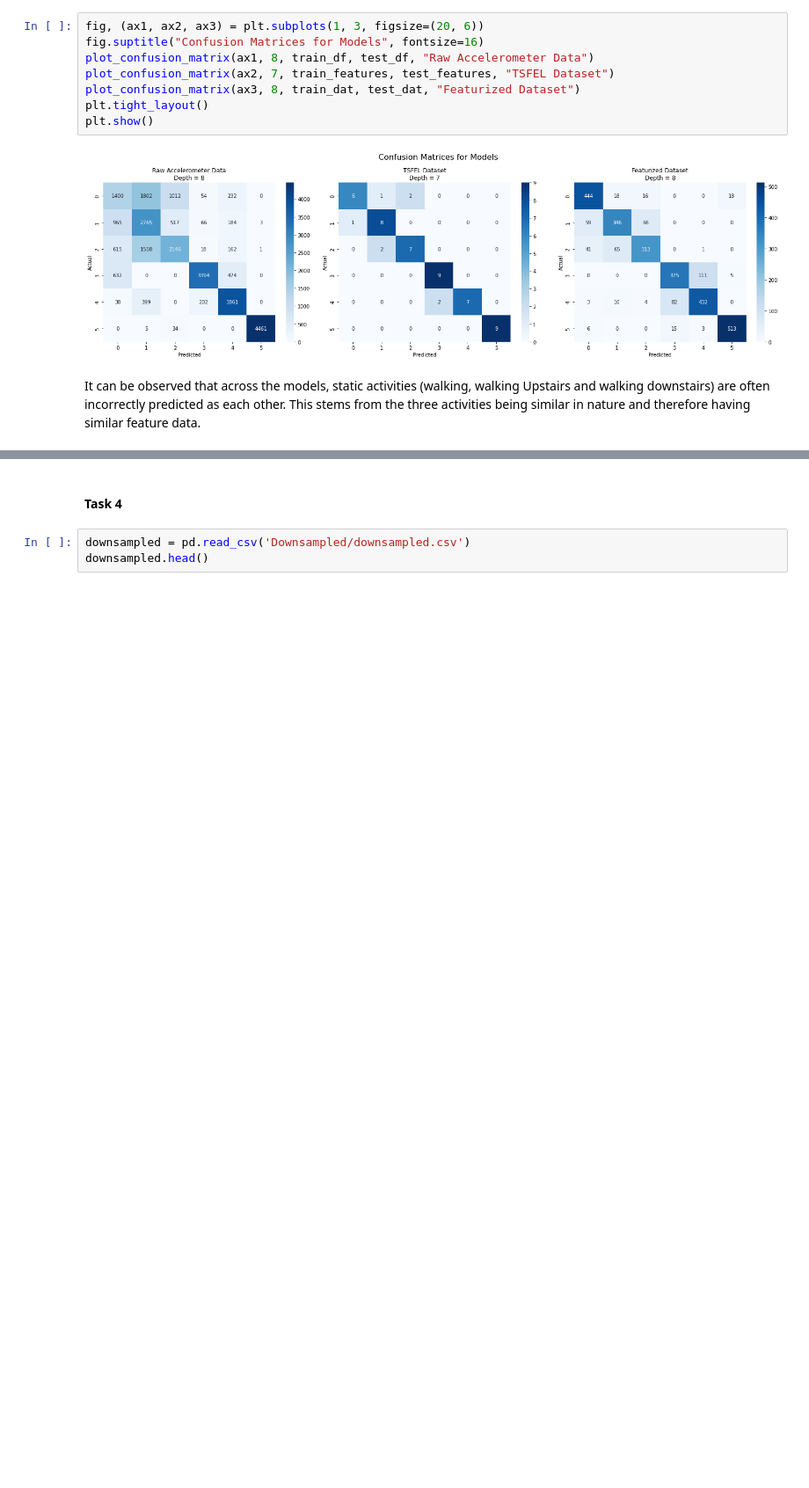
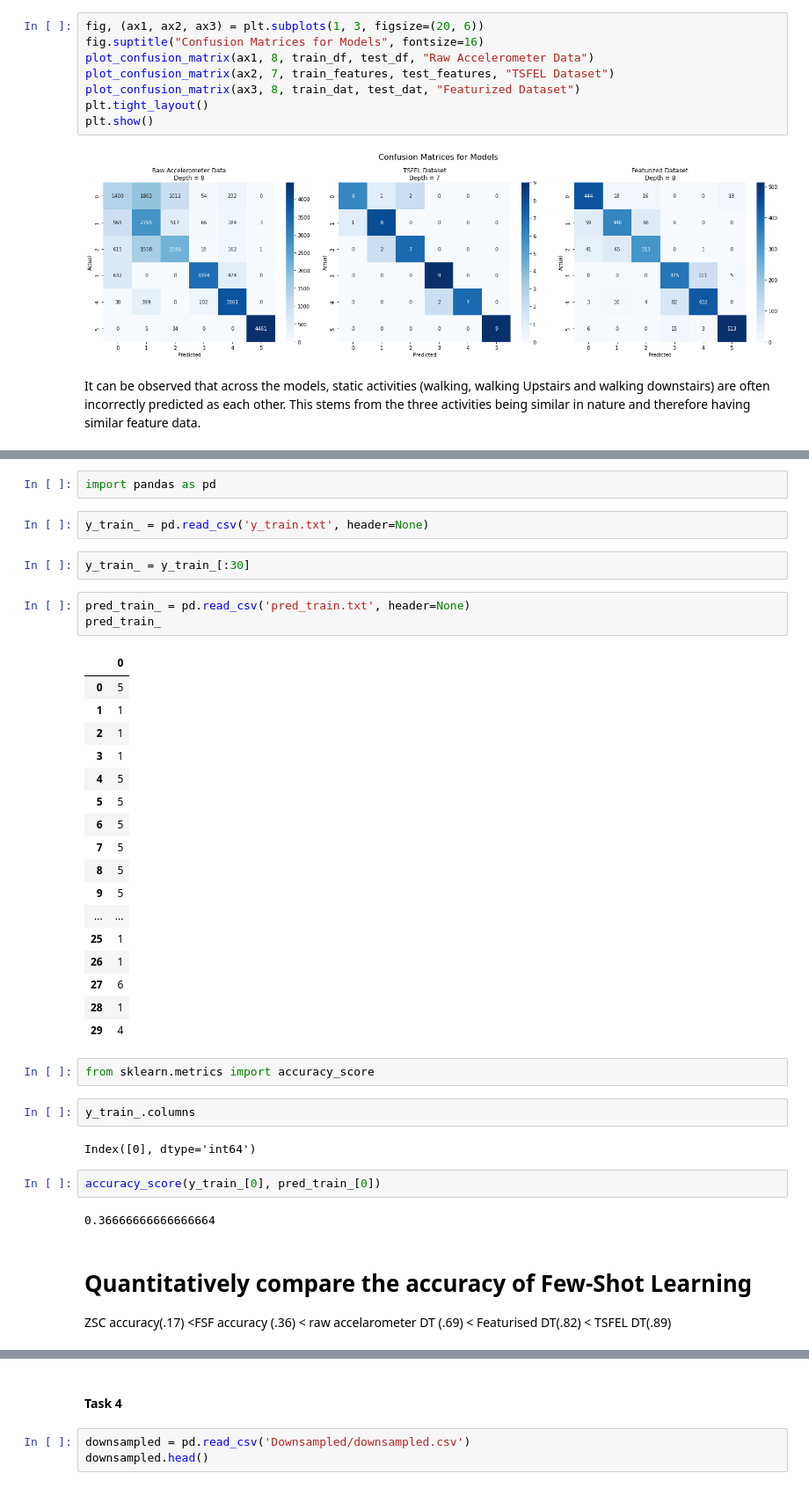
Before and after one commit to rishabh-mondal/es335-24-fall-assignment-1, a Jupyter notebook: main_script.ipynb, the cells around one changed output, grey strips where cells are left out. Shown at 88% size. Saved outputs shown, nothing was run; the diff lists cells and outputs as text; blank space fills up the shorter version.

```diff
--- a/main_script.ipynb
+++ b/main_script.ipynb
@@ -672,0 +1081,40 @@ It can be observed that across the models, static activities (walking, walking U
+# %%
+import pandas as pd
+# %%
+y_train_ = pd.read_csv('y_train.txt', header=None)
+# %%
+y_train_ = y_train_[:30]
+# %%
+pred_train_ = pd.read_csv('pred_train.txt', header=None)
+pred_train_
+# %% [output]
+|  | 0 |
+| 0 | 5 |
+| 1 | 1 |
+| 2 | 1 |
+| 3 | 1 |
+| 4 | 5 |
+| 5 | 5 |
+| 6 | 5 |
+| 7 | 5 |
+| 8 | 5 |
+| 9 | 5 |
+| ... | ... |
+| 25 | 1 |
+| 26 | 1 |
+| 27 | 6 |
+| 28 | 1 |
+| 29 | 4 |
+# %%
+from sklearn.metrics import accuracy_score
+# %%
+y_train_.columns
+# %% [output]
+Index([0], dtype='int64')
+# %%
+accuracy_score(y_train_[0], pred_train_[0])
+# %% [output]
+0.36666666666666664
+# %% [markdown]
+# Quantitatively compare the accuracy of Few-Shot Learning
+ZSC accuracy(.17) <FSF accuracy (.36) < raw accelarometer DT (.69) < Featurised DT(.82) < TSFEL DT(.89)
```
Also changed, not shown: parts of 29 cells of this notebook.
